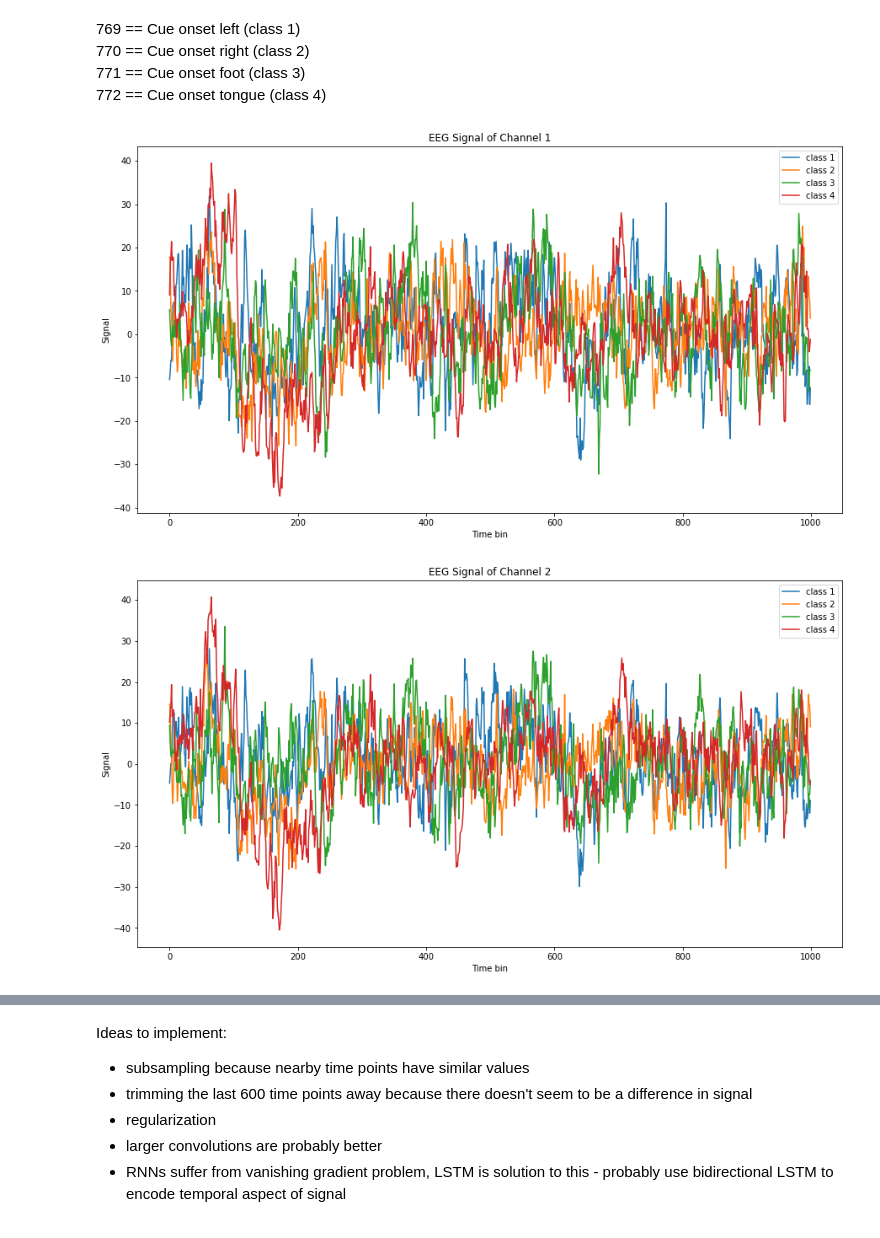
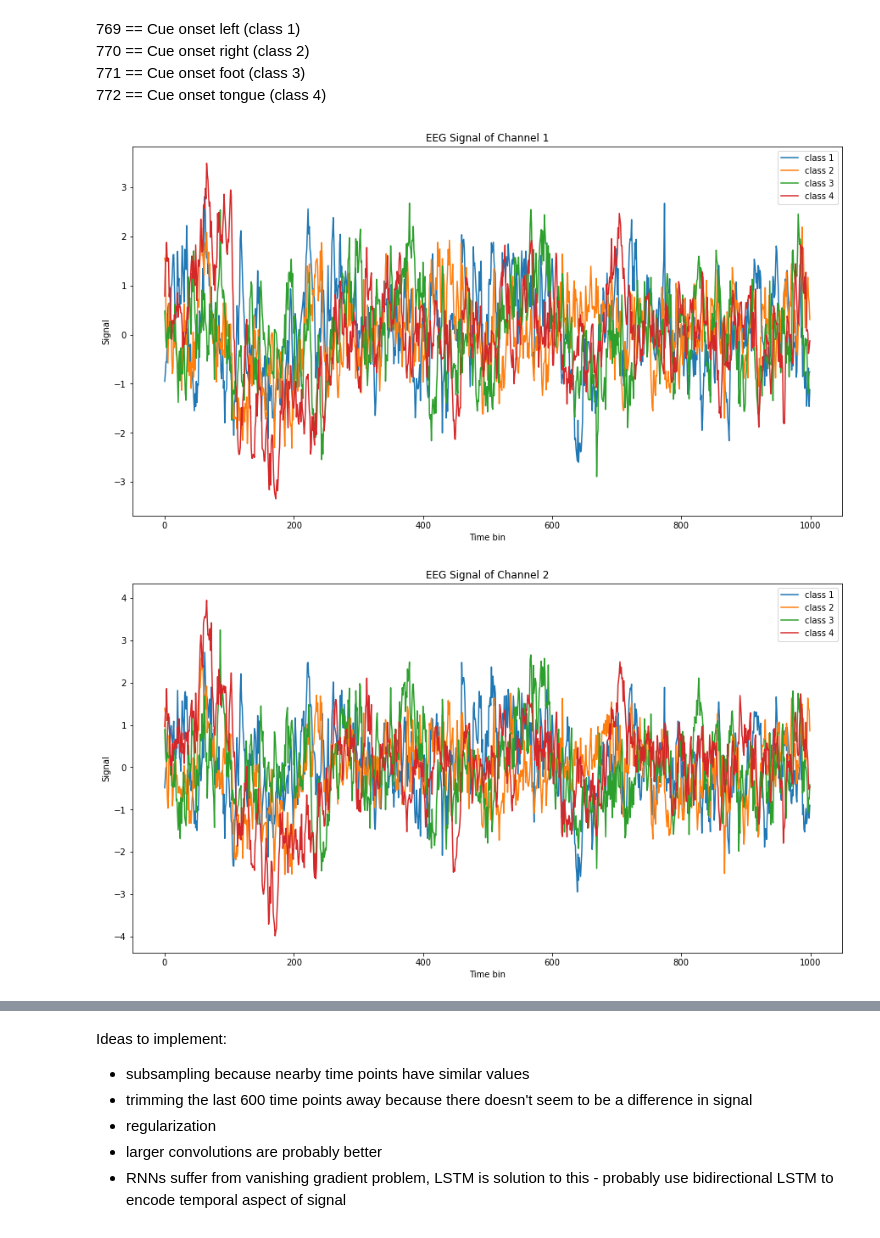
Before and after one commit to TaykhoomDalal/ECE_C147_Project, a Jupyter notebook: Taykhoom_Code/taykhoom_data_exploration.ipynb, the cells around one changed output, grey strips where cells are left out. Saved outputs shown, nothing was run; the diff lists cells and outputs as text; code cells hidden in the pictures.

```diff
--- a/Taykhoom_Code/taykhoom_data_exploration.ipynb
+++ b/Taykhoom_Code/taykhoom_data_exploration.ipynb
@@ -13,11 +16,11 @@ import numpy as np
 # %%
-X_test = np.load("project_data/project/X_test.npy")
-y_test = np.load("project_data/project/y_test.npy")
-person_test = np.load("project_data/project/person_test.npy")
+X_test = np.load("data/normalized/X_test.npy")
+y_test = np.load("data/normalized/y_test.npy")
+person_test = np.load("data/normalized/person_test.npy")
 
-X_train_valid = np.load("project_data/project/X_train_valid.npy")
-y_train_valid = np.load("project_data/project/y_train_valid.npy")
-person_train_valid = np.load("project_data/project/person_train_valid.npy")
+X_train_valid = np.load("data/normalized/X_train_valid.npy")
+y_train_valid = np.load("data/normalized/y_train_valid.npy")
+person_train_valid = np.load("data/normalized/person_train_valid.npy")
 # %% [markdown]
 ### Shape of Data
 # %%
@@ -48,17 +51,17 @@ Number of trials in each class [529 513 543 530]
 771 == Cue onset foot (class 3)
 772 == Cue onset tongue (class 4)
 # %%
-for i in range(5):
+for i in range(2):
     plt.figure(figsize=(15, 8))
-    plt.plot(X_train_valid[2, i, :], label='class 1') # trial 3, channel 1, across all time points
-    plt.plot(X_train_valid[7, i, :], label='class 2') # trial 8, channel 1, across all time points
-    plt.plot(X_train_valid[0, i, :], label='class 3') # trial 1, channel 1, across all time points
-    plt.plot(X_train_valid[1, i, :], label='class 4') # trial 2, channel 1, across all time points
+    plt.plot(X_train_valid[2, :, i], label='class 1') # trial 3, channel 1, across all time points
+    plt.plot(X_train_valid[7, :, i], label='class 2') # trial 8, channel 1, across all time points
+    plt.plot(X_train_valid[0, :, i], label='class 3') # trial 1, channel 1, across all time points
+    plt.plot(X_train_valid[1, :, i], label='class 4') # trial 2, channel 1, across all time points
     plt.legend(loc="upper right")
     plt.title('EEG Signal of Channel %d' % (i+1))
     plt.xlabel('Time bin')
     plt.ylabel('Signal')
     plt.show()
 # %% [output]
-[figure, old version]
+[figure, new version]
-[figure, old version]
+[figure, new version]
```
Also changed, not shown: parts of 4 cells of this notebook.
